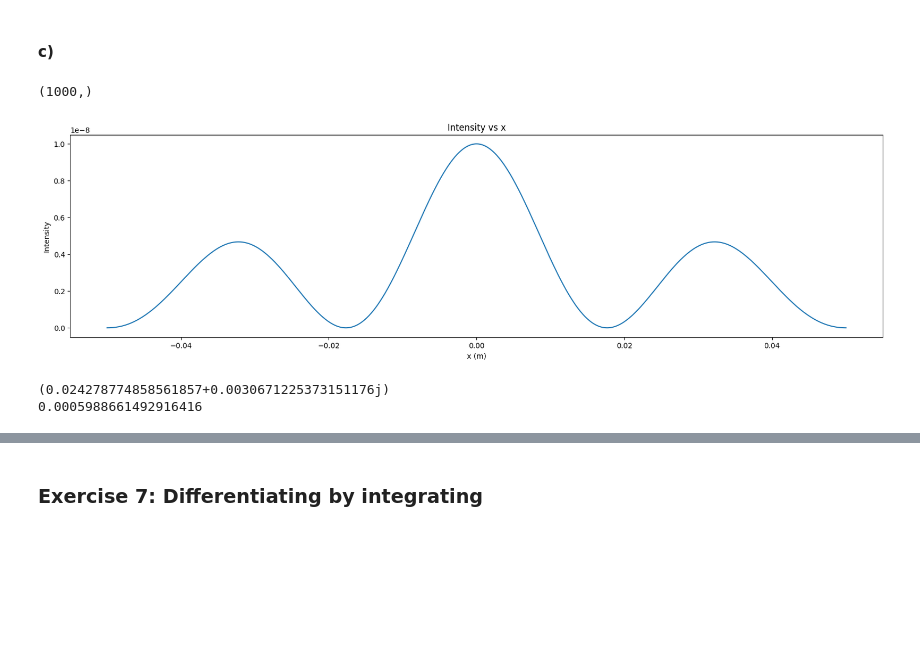
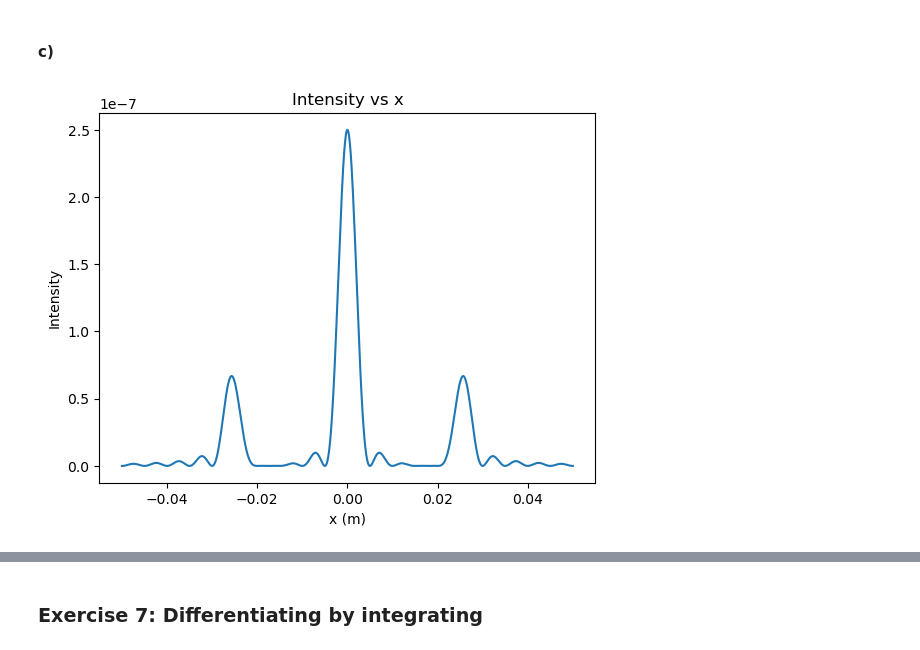
Before and after one commit to AtharvSuryawanshi/Computational-Physics, a Jupyter notebook: Suryawanshi_Atharv_HW2.ipynb, the cells around one changed output, grey strips where cells are left out. Drawn from its saved outputs; the diff is of its cells as text; code cells hidden in the pictures; blank space fills up the shorter version.

```diff
--- a/Suryawanshi_Atharv_HW2.ipynb
+++ b/Suryawanshi_Atharv_HW2.ipynb
@@ -390,7 +391,7 @@ plt.show()
 #### c)
 # %%
 def gaussian_quad(f, n):
-    wide = 20e-6
+    wide = 20e-6 * 5
     u, w = gauss_quad_weights(n)
     # change u from -1,1 to -wide/2 to wide/2
     u_new = wide/2 * u
@@ -409,28 +410,12 @@ def intensity(x, nos_points=100):
 
 x_values = np.linspace(-5e-2, 5e-2, 1000)
 I_values = np.array([intensity(x) for x in x_values])
-# %%
-I_values.shape
-# %% [output]
-(1000,)
 # %%
-
-plt.figure(figsize=(20,5))
+# plt.figure(figsize=(20,5))
 plt.plot(x_values, I_values)
 plt.xlabel('x (m)')
 plt.ylabel('Intensity')
 plt.title('Intensity vs x')
 plt.show()
 # %% [output]
-[figure, old version]
+[figure, new version]
-# %%
-f_len = 1
-wavelength = 500e-9 # 500 nm
-x = 1e-2
-u = 1e-6
-a = q(u)*exp(complex(0, 1)*2*np.pi*x*u/ wavelength/ f_len)
-print(a)
-print(np.abs(a)**2)
-# %% [output]
-(0.024278774858561857+0.0030671225373151176j)
-0.0005988661492916416
```
Also changed, not shown: parts of 8 cells of this notebook.
